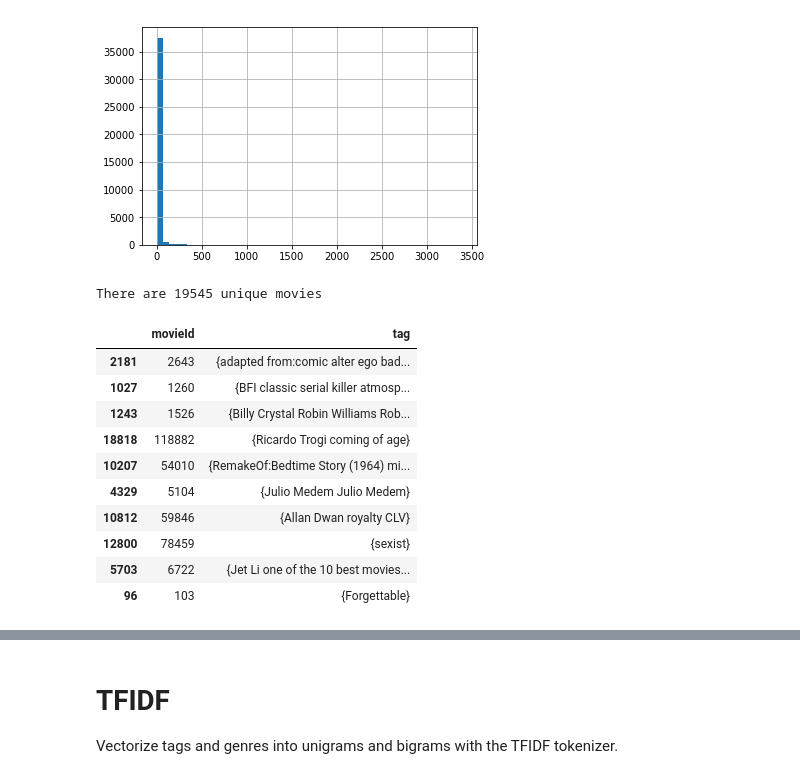
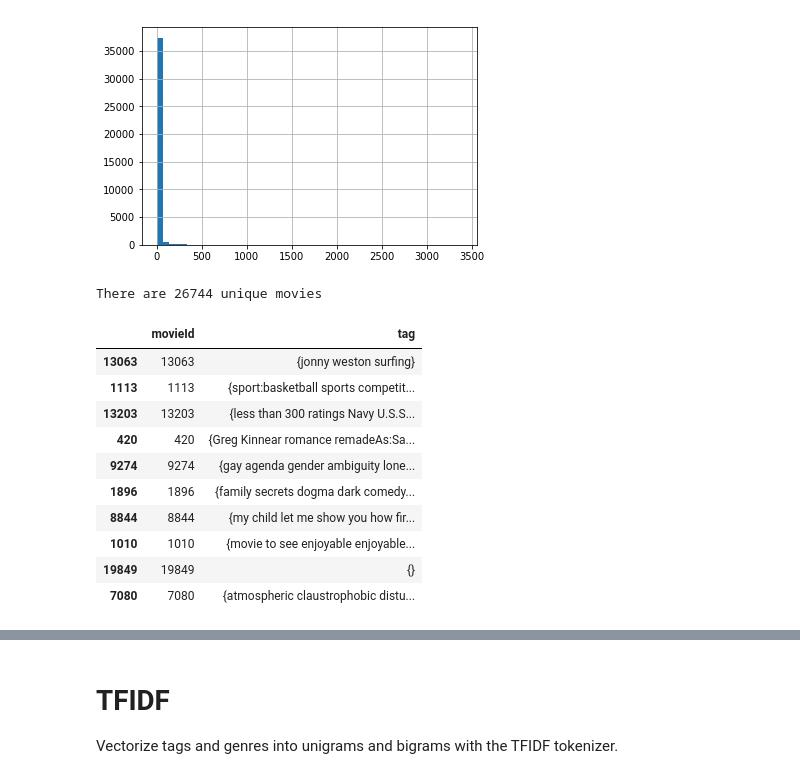
Before and after one commit to alineberry/my-movie-recommender, a Jupyter notebook: notebooks/1b-exploratory-analysis-tags.ipynb, the cells around one changed output, grey strips where cells are left out. Saved outputs shown, nothing was run; the diff lists cells and outputs as text; code cells hidden in the pictures.

```diff
--- a/notebooks/1b-exploratory-analysis-tags.ipynb
+++ b/notebooks/1b-exploratory-analysis-tags.ipynb
@@ -28,0 +17,12 @@ tags.head()
+# %%
+# Load index mapping
+with open('../data/movie_to_idx.pkl', 'rb') as handle:
+    movie2idx = pickle.load(handle)
+# %%
+#load tags and ratings data
+cwd = os.getcwd()
+tags = pd.read_csv(os.path.join(cwd, "..", "data", "tags.csv"))
+print("{} unique movies in tags.csv".format(len(tags.movieId.unique())))
+ratings = pd.read_csv(os.path.join(cwd, "..", "data", "ratings.csv"))
+ratings = ratings.drop_duplicates('movieId')
+print("{} unique movies in ratings.csv".format(len(ratings.movieId.unique())))
@@ -28,0 +32,7 @@ tags.head()
+# %%
+#map movie index for tags data
+tags = pd.merge(tags, ratings, on="movieId", how="right")
+tags.movieId = tags.movieId.apply(lambda x: movie2idx[x])
+print("{} unique movies in tags.csv".format(len(tags.movieId.unique())))
+print(tags.shape)
+tags.head()
@@ -39,4 +68,0 @@ movies.query('title == "Primer (2004)"')
-# %%
-print(tags.shape)
-tags['tag'] = tags['tag'].astype(str)
-tags.dtypes
@@ -61,22 +72,24 @@ tags.tag.value_counts().hist(bins=50)
 <matplotlib.axes._subplots.AxesSubplot at 0x...>
 [figure]
 # %%
+#create documents from tags
+tags.fillna("", inplace=True)
 tags = pd.DataFrame(tags.groupby('movieId')['tag'].apply(lambda x: "{%s}" % ' '.join(x)))
 tags.reset_index(inplace=True)
 movie_id = tags.movieId
 print("There are {} unique movies".format(len(movie_id)))
 tags.sample(10)
 # %% [output]
-There are 19545 unique movies
+There are 26744 unique movies
 |  | movieId | tag |
-| 2181 | 2643 | {adapted from:comic alter ego bad... |
-| 1027 | 1260 | {BFI classic serial killer atmosp... |
-| 1243 | 1526 | {Billy Crystal Robin Williams Rob... |
-| 18818 | 118882 | {Ricardo Trogi coming of age} |
-| 10207 | 54010 | {RemakeOf:Bedtime Story (1964) mi... |
-| 4329 | 5104 | {Julio Medem Julio Medem} |
-| 10812 | 59846 | {Allan Dwan royalty CLV} |
-| 12800 | 78459 | {sexist} |
-| 5703 | 6722 | {Jet Li one of the 10 best movies... |
-| 96 | 103 | {Forgettable} |
+| 13063 | 13063 | {jonny weston surfing} |
+| 1113 | 1113 | {sport:basketball sports competit... |
+| 13203 | 13203 | {less than 300 ratings Navy U.S.S... |
+| 420 | 420 | {Greg Kinnear romance remadeAs:Sa... |
+| 9274 | 9274 | {gay agenda gender ambiguity lone... |
+| 1896 | 1896 | {family secrets dogma dark comedy... |
+| 8844 | 8844 | {my child let me show you how fir... |
+| 1010 | 1010 | {movie to see enjoyable enjoyable... |
+| 19849 | 19849 | {} |
+| 7080 | 7080 | {atmospheric claustrophobic distu... |
 # %%
```
Also changed, not shown: parts of 21 cells of this notebook, 4 other files.
